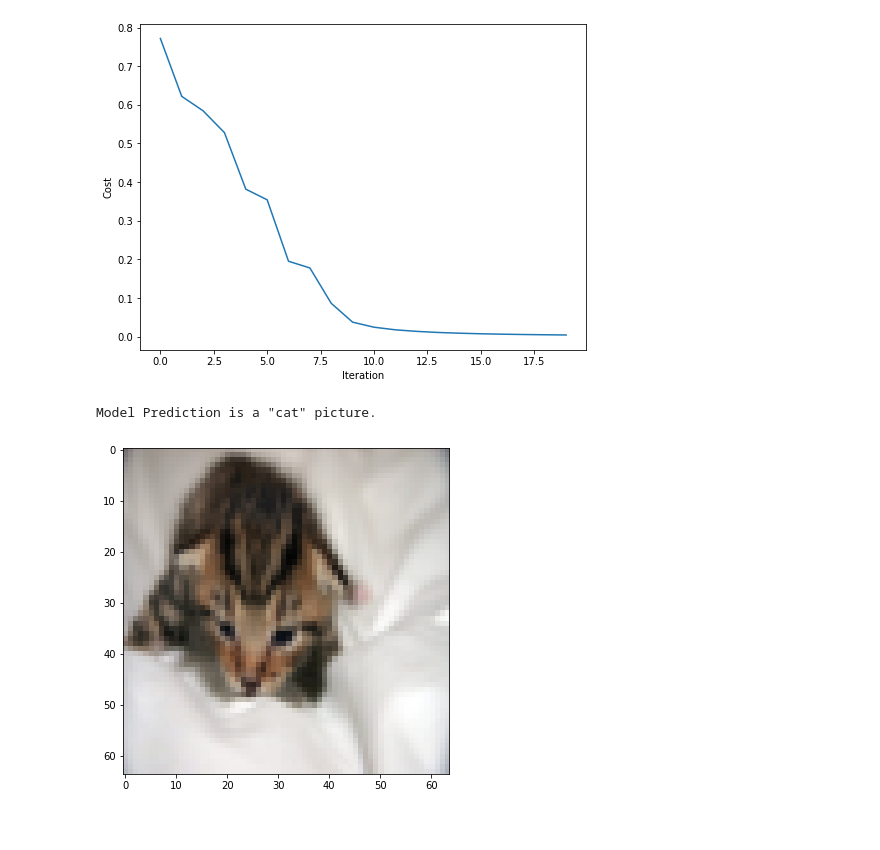
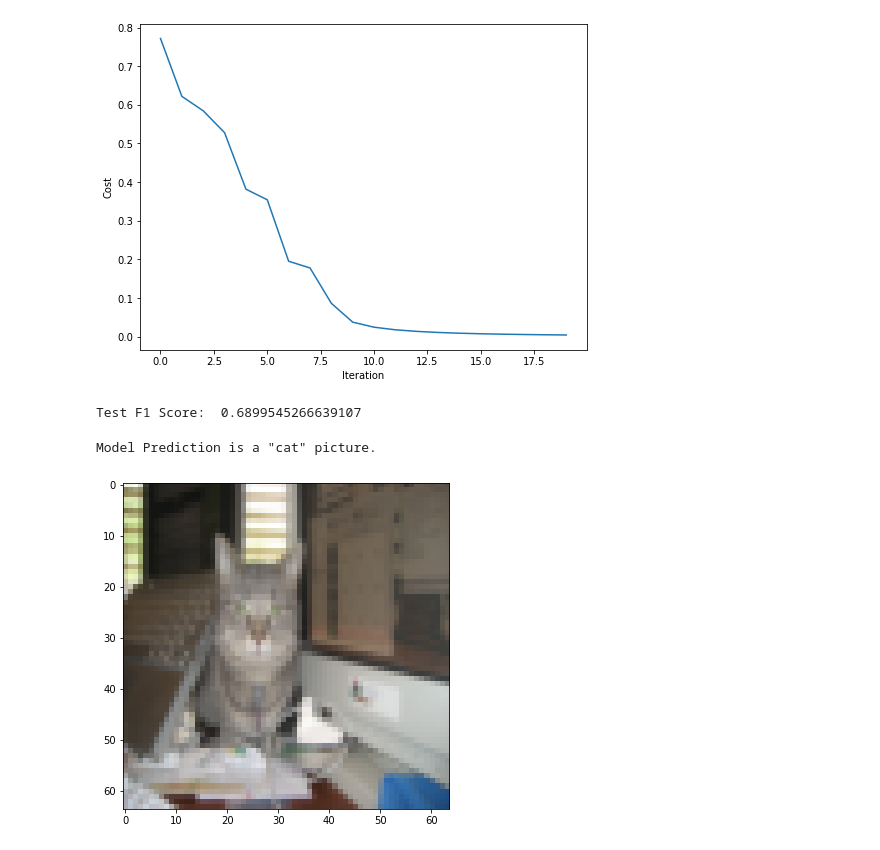
Before and after one commit to amirhdallalan/Cat-vs-Non-Cat-Classification, a Jupyter notebook: Python/main.ipynb, the cells around one changed output. Drawn from its saved outputs; the diff is of its cells as text; code cells hidden in the pictures.

Commit message:
Update main.ipynb
add f1 score

```diff
--- a/Python/main.ipynb
+++ b/Python/main.ipynb
@@ -107,14 +107,28 @@ plt.ylabel('Cost')
 plt.show()
 # %% [output]
 [figure]
+# %%
+# model accuracy
+from sklearn.metrics import accuracy_score
+from sklearn.metrics import f1_score
+y_hat = []
+for i in range(len(test_X)):
+    x = test_X[i] / 255.
+    x = x.reshape((1, num_px * num_px * 3)).T
+    y_hat.append(int(np.squeeze(predict(x, test_y[0][i], parameters))))
+
+score = f1_score(test_y[0], y_hat, average='macro')
+print('Test F1 Score: ', score)
+# %% [output]
+Test F1 Score:  0.6899545266639107
 # %%
 # test model
 i = randint(0, 50)
 plt.imshow(test_X[i])
 image = test_X[i] / 255.
 image = image.reshape((1, num_px * num_px * 3)).T
-my_predicted_image = predict(image, train_y[0][i], parameters)
+my_predicted_image = predict(image, test_y[0][i], parameters)
 print ("Model Prediction is a \"" + classes[int(np.squeeze(my_predicted_image)),].decode("utf-8") +  "\" picture.")
 # %% [output]
 Model Prediction is a "cat" picture.
-[figure, old version]
+[figure, new version]
```
Also changed, not shown: parts of 2 cells of this notebook.
